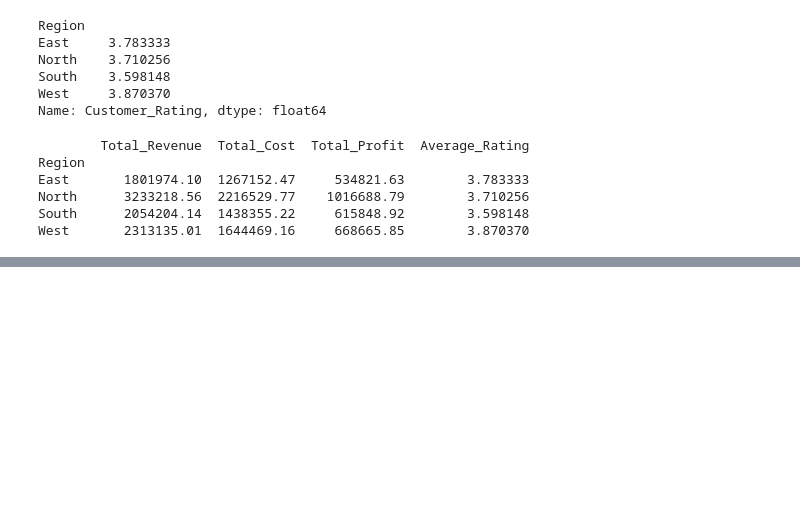
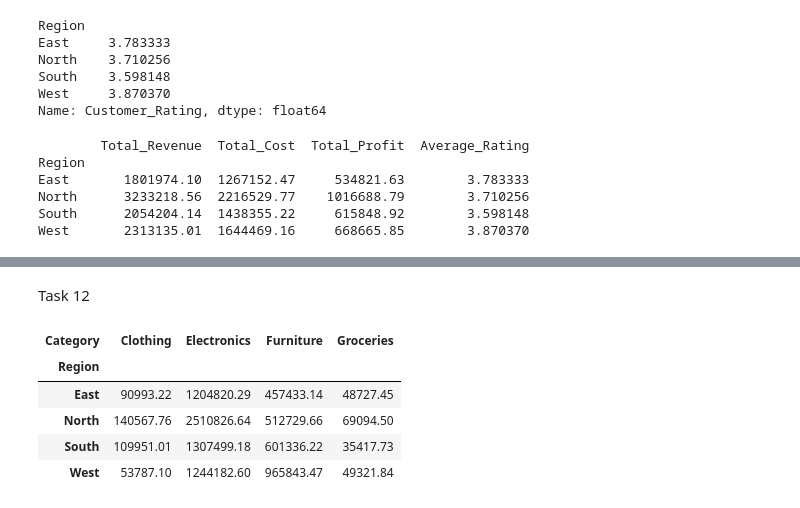
Before and after one commit to hemanthtavva/10k-coders, a Jupyter notebook: Py_Data_Analysis/pandass/pandas_task.ipynb, the cells around one changed output, grey strips where cells are left out. Saved outputs shown, nothing was run; the diff lists cells and outputs as text; code cells hidden in the pictures; blank space fills up the shorter version.

```diff
--- a/Py_Data_Analysis/pandass/pandas_task.ipynb
+++ b/Py_Data_Analysis/pandass/pandas_task.ipynb
@@ -908,0 +1022,19 @@ West       2313135.01  1644469.16     668665.85        3.870370
+# %% [markdown]
+Task 12
+# %%
+revenue_pivot = pd.pivot_table(
+    data,
+    values="Revenue",
+    index="Region",
+    columns="Category",
+    aggfunc="sum"
+)
+
+revenue_pivot
+# %% [output]
+| Category | Clothing | Electronics | Furniture | Groceries |
+| Region |  |  |  |  |
+| East | 90993.22 | 1204820.29 | 457433.14 | 48727.45 |
+| North | 140567.76 | 2510826.64 | 512729.66 | 69094.50 |
+| South | 109951.01 | 1307499.18 | 601336.22 | 35417.73 |
+| West | 53787.10 | 1244182.60 | 965843.47 | 49321.84 |
```
Also changed, not shown: parts of 10 cells of this notebook.
